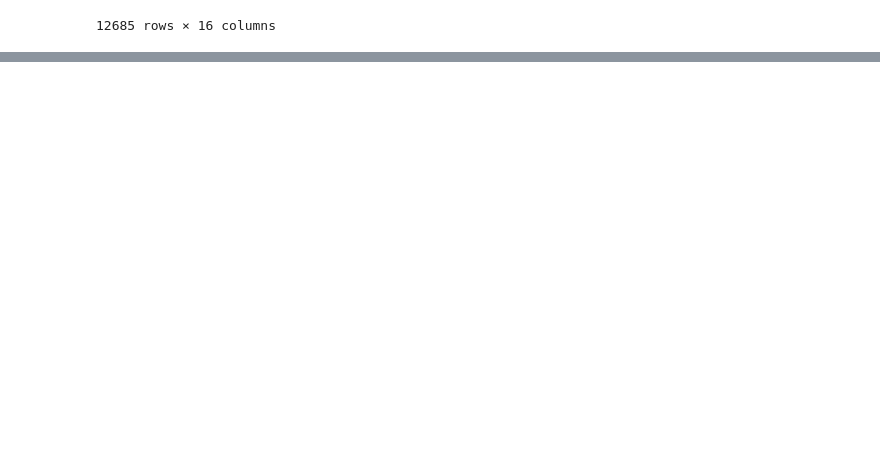
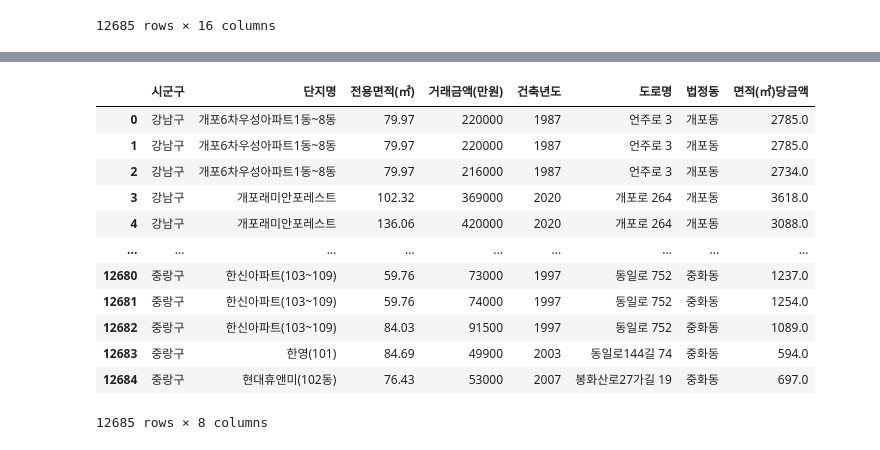
Before and after one commit to hanmin-oh/Data_Anaylasis_Project, a Jupyter notebook: Data_analysis_project_house.ipynb, the cells around one changed output, grey strips where cells are left out. Cells and saved outputs as stored; diff of their text form; code cells hidden in the pictures; blank space fills up the shorter version.

```diff
--- a/Data_analysis_project_house.ipynb
+++ b/Data_analysis_project_house.ipynb
@@ -105,11 +95,0 @@ house_df
-# %%
-for index, row in house.iterrows():
-    address = row['시군구']
-    parts = address.split(' ')  # 공백으로 문자열 분할
-    for part in parts:
-        if '동' in part:  # '동'이 포함된 문자열 찾기
-            house.at[index, '법정동'] = part
-            break
-
-# 결과를 출력합니다.
-house
@@ -129,0 +96,9 @@ house
+# %%
+for index, row in house.iterrows():
+    address = row['시군구']
+    parts = adㅁdress.split(' ')  # 공백으로 문자열 분할
+    if len(parts) > 2:
+        # 3번째 인덱스를 법정동으로 설정
+        house.at[index, '시군구'] = parts[1]
+
+house
@@ -129,0 +119,3 @@ house
+# %%
+house['거래금액(만원)'] = house['거래금액(만원)'].str.replace(',', '', regex=True)
+house
@@ -129,0 +136,17 @@ house
+# %%
+house['면적(㎡)당금액'] = (house['거래금액(만원)'].astype(int) / house['전용면적(㎡)'].astype(int)).round()
+house
+# %% [output]
+|  | 시군구 | 단지명 | 전용면적(㎡) | 거래금액(만원) | 건축년도 | 도로명 | 법정동 | 면적(㎡)당금액 |
+| 0 | 강남구 | 개포6차우성아파트1동~8동 | 79.97 | 220000 | 1987 | 언주로 3 | 개포동 | 2785.0 |
+| 1 | 강남구 | 개포6차우성아파트1동~8동 | 79.97 | 220000 | 1987 | 언주로 3 | 개포동 | 2785.0 |
+| 2 | 강남구 | 개포6차우성아파트1동~8동 | 79.97 | 216000 | 1987 | 언주로 3 | 개포동 | 2734.0 |
+| 3 | 강남구 | 개포래미안포레스트 | 102.32 | 369000 | 2020 | 개포로 264 | 개포동 | 3618.0 |
+| 4 | 강남구 | 개포래미안포레스트 | 136.06 | 420000 | 2020 | 개포로 264 | 개포동 | 3088.0 |
+| ... | ... | ... | ... | ... | ... | ... | ... | ... |
+| 12680 | 중랑구 | 한신아파트(103~109) | 59.76 | 73000 | 1997 | 동일로 752 | 중화동 | 1237.0 |
+| 12681 | 중랑구 | 한신아파트(103~109) | 59.76 | 74000 | 1997 | 동일로 752 | 중화동 | 1254.0 |
+| 12682 | 중랑구 | 한신아파트(103~109) | 84.03 | 91500 | 1997 | 동일로 752 | 중화동 | 1089.0 |
+| 12683 | 중랑구 | 한영(101) | 84.69 | 49900 | 2003 | 동일로144길 74 | 중화동 | 594.0 |
+| 12684 | 중랑구 | 현대휴앤미(102동) | 76.43 | 53000 | 2007 | 봉화산로27가길 19 | 중화동 | 697.0 |
+12685 rows × 8 columns
```
Also changed, not shown: parts of 37 cells of this notebook, 4 other files.
